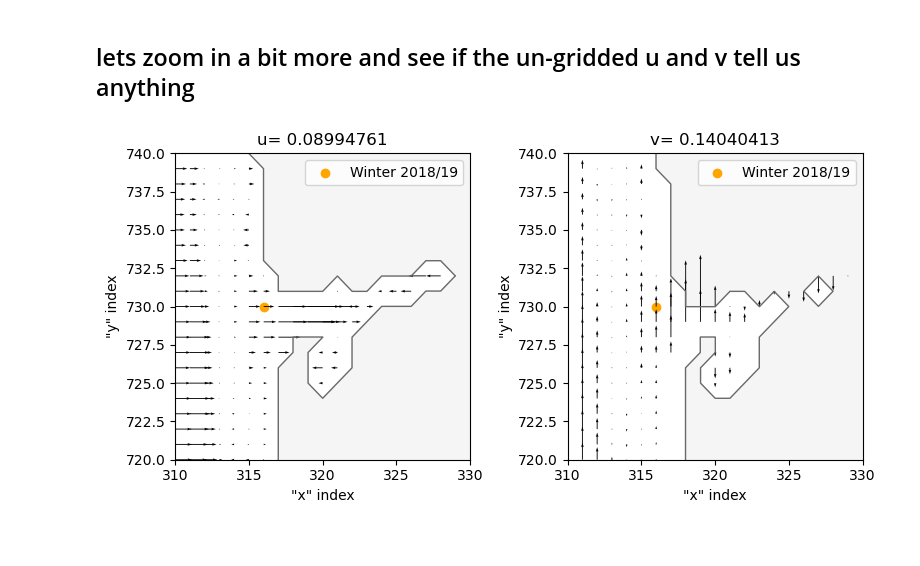
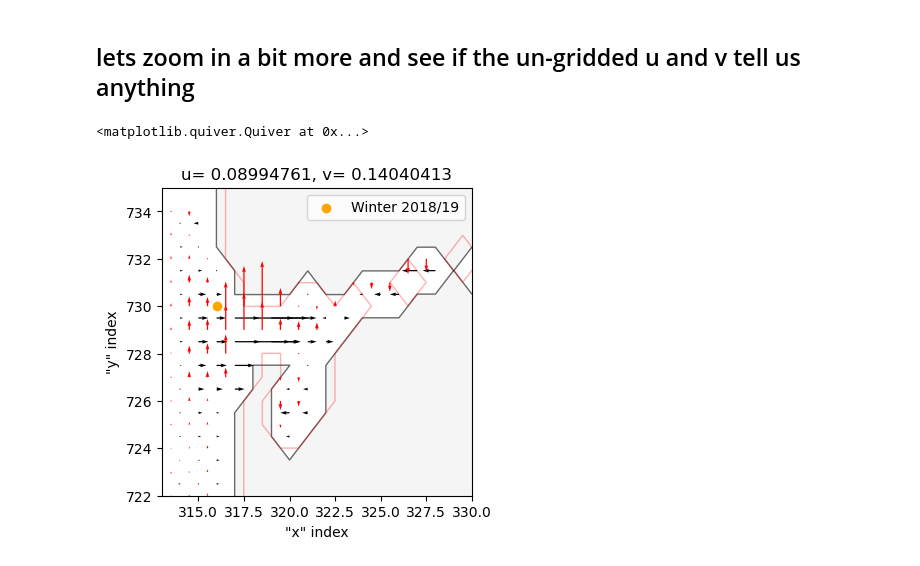
Before and after one commit to rbeutel/LO_user, a Jupyter notebook: ariane/EddyProblem.ipynb, the cells around one changed output. Cells and saved outputs as stored; diff of their text form; code cells hidden in the pictures.

Commit message:
looks like v-mask might be the problem

```diff
--- a/ariane/EddyProblem.ipynb
+++ b/ariane/EddyProblem.ipynb
@@ -6,7 +6,7 @@ import xarray as xr
 import matplotlib.pyplot as plt
 import numpy as np
 # %%
-grid = xr.open_dataset('/data1/parker/LO_data/grids/cas6/grid.nc')
+grid = xr.open_dataset('/data1/bbeutel/LO_output/grid/grid.nc')
 # %%
 fig, ax = plt.subplots(1,1,figsize=(4, 6))
 
@@ -262,56 +262,54 @@ ax.quiver(X[710:751,300:332],Y[710:751,300:332],data.u[0,k,710:751,300:332],data
 # %% [markdown]
 ## lets zoom in a bit more and see if the un-gridded u and v tell us anything
 # %%
+# lets try to get on one plot
+
 # failed on 2018.09.27/ocean_his_0021.nc, with 66 days left in the run :(
 data = xr.open_dataset("/data1/parker/LO_roms/cas6_v0_live/f2018.09.27/ocean_his_0021.nc")
 
 k=23
 
 # Make plot area
 
-fig, ax = plt.subplots(1,2,figsize=(8,4))
-xmin, xmax = 310,330
-ymin, ymax = 720,740
+fig, ax = plt.subplots(1,1,figsize=(4,4))
+xmin, xmax = 313,330
+ymin, ymax = 722,735
 
-for axs in ax:
-    axs.set_ylim([ymin,ymax])
-    axs.set_xlim([xmin,xmax])
-    axs.set_ylabel('"y" index')
-    axs.set_xlabel('"x" index')
+ax.set_ylim([ymin,ymax])
+ax.set_xlim([xmin,xmax])
+ax.set_ylabel('"y" index')
+ax.set_xlabel('"x" index')
 
-    #point with error
-    axs.scatter([316],[730],c='orange', label='Winter 2018/19')
-    axs.legend(loc="upper right")
+#point with error
+ax.scatter([316],[730],c='orange', label='Winter 2018/19')
+ax.legend(loc="upper right")
 
 ###########
 # first u #
 ###########
-X, Y = np.meshgrid(grid.xi_u,grid.eta_u)
+X, Y = np.meshgrid(grid.xi_u,grid.eta_u-0.5)
 
 # Overlay domain landmask and coastline
-ax[0].contourf(X, Y, grid.mask_u, levels=[-0.01, 0.01], colors='whitesmoke')
-ax[0].contour(X, Y, grid.mask_u, linewidths=1, levels=[-0.01, 0.01], colors='dimgray')
-
-ax[0].set_title('u= '+str(data.u[0,k,730,316].values))
+ax.contourf(X, Y, grid.mask_u, levels=[-0.01, 0.01], colors='whitesmoke',zorder=1)
+ax.contour(X, Y, grid.mask_u, linewidths=1, levels=[-0.01, 0.01], colors='dimgray',zorder=2)
 
 # QUIVER!
-ax[0].quiver(X[ymin:ymax,xmin:xmax],Y[ymin:ymax,xmin:xmax],data.u[0,k,ymin:ymax,xmin:xmax],np.zeros(np.shape(data.u[0,k,ymin:ymax,xmin:xmax])))
+ax.quiver(X[ymin:ymax,xmin:xmax],Y[ymin:ymax,xmin:xmax],data.u[0,k,ymin:ymax,xmin:xmax],np.zeros(np.shape(data.u[0,k,ymin:ymax,xmin:xmax])),scale=3,zorder=3)
 
 #########
 # now v #
 #########
-X, Y = np.meshgrid(grid.xi_v,grid.eta_v)
+X, Y = np.meshgrid(grid.xi_v-0.5,grid.eta_v)
 
 # Overlay domain landmask and coastline
-ax[1].contourf(X, Y, grid.mask_v, levels=[-0.01, 0.01], colors='whitesmoke')
-ax[1].contour(X, Y, grid.mask_v, linewidths=1, levels=[-0.01, 0.01], colors='dimgray')
+# ax.contourf(X, Y, grid.mask_v, levels=[-0.01, 0.01], colors='whitesmoke')
+ax.contour(X, Y, grid.mask_v, linewidths=1, levels=[-0.01, 0.01], colors='r',alpha=0.3,zorder=2)
 
-ax[1].set_title('v= '+str(data.v[0,k,730,316].values))
+ax.set_title('u= '+str(data.u[0,k,730,316].values)+', v= '+str(data.v[0,k,730,316].values))
 
 # QUIVER!
-ax[1].quiver(X[ymin:ymax,xmin:xmax],Y[ymin:ymax,xmin:xmax],np.zeros(np.shape(data.v[0,k,ymin:ymax,xmin:xmax])),data.u[0,k,ymin:ymax,xmin:xmax])
-
-plt.tight_layout()
+ax.quiver(X[ymin:ymax,xmin:xmax],Y[ymin:ymax,xmin:xmax],np.zeros(np.shape(data.v[0,k,ymin:ymax,xmin:xmax])),data.u[0,k,ymin:ymax,xmin:xmax],scale=3,color='r',zorder=3)
 # %% [output]
+<matplotlib.quiver.Quiver at 0x...>
-[figure, old version]
+[figure, new version]
 # %%
```
Also changed, not shown: parts of 3 cells of this notebook, 1 other file.
